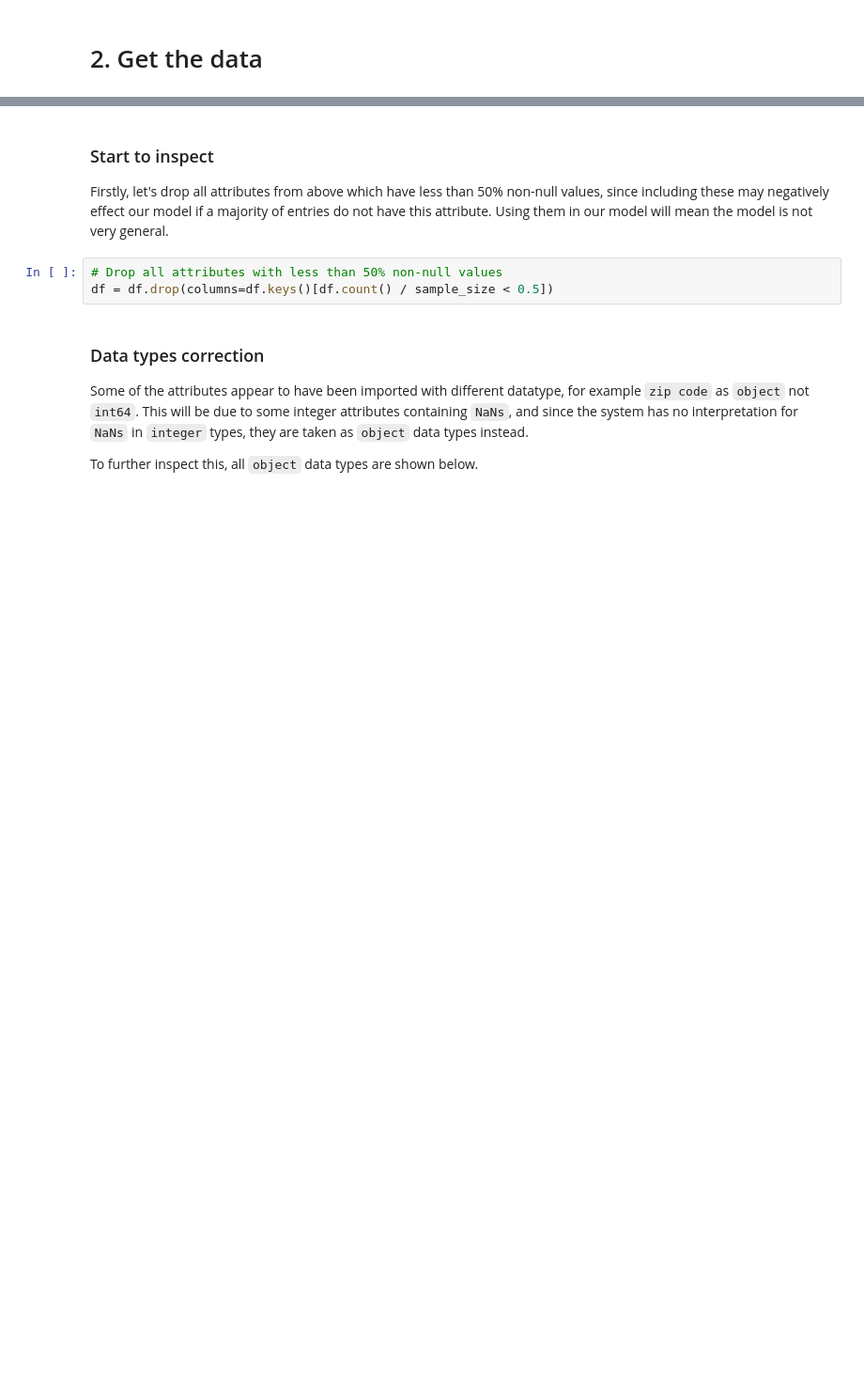
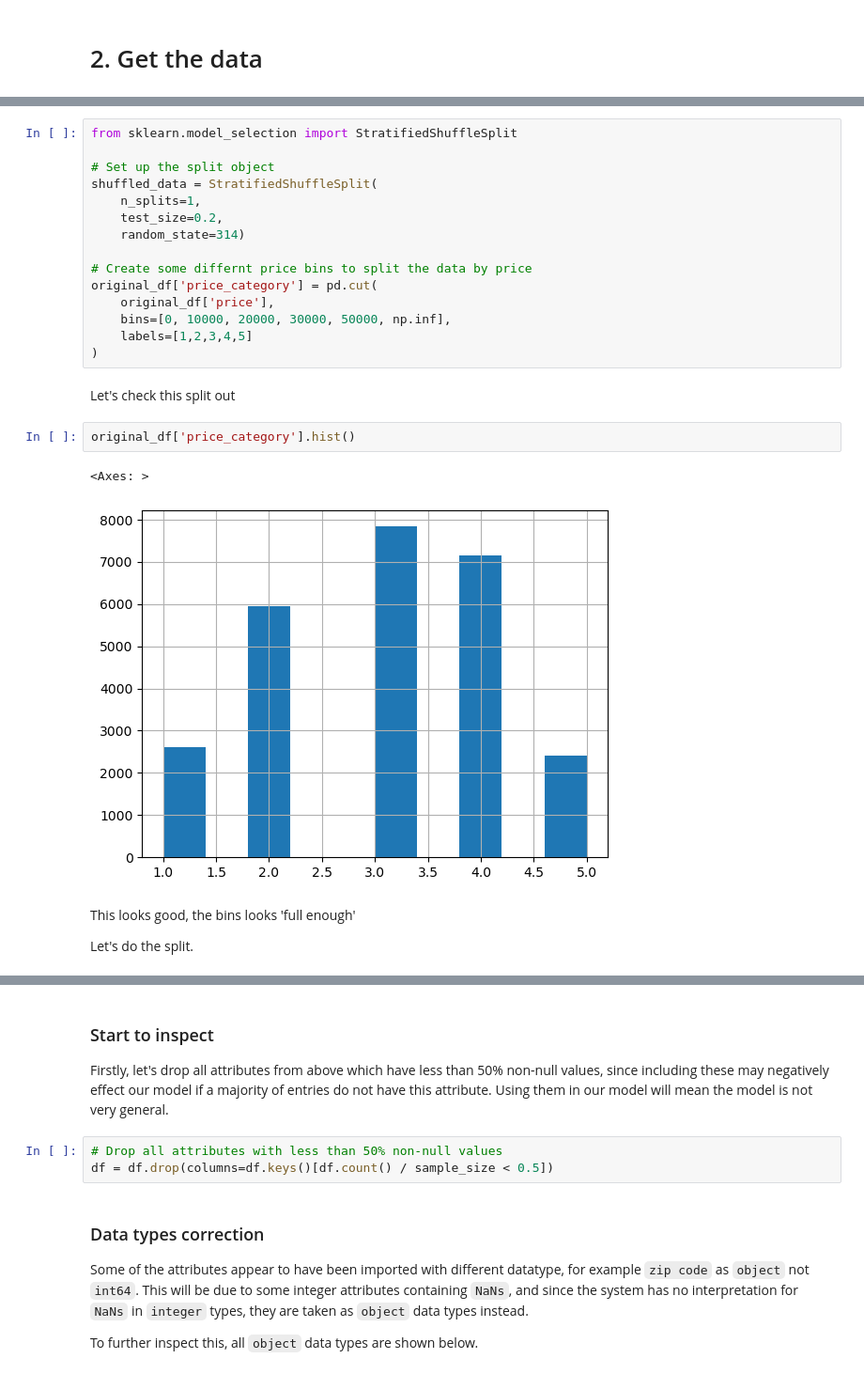
Before and after one commit to johnb-h/Car-Dataset-EDA-and-Prediction-Model, a Jupyter notebook: ID5059_run_script.ipynb, the cells around one changed output, grey strips where cells are left out. Shown at 94% size. Drawn from its saved outputs; the diff is of its cells as text; blank space fills up the shorter version.

```diff
--- a/ID5059_run_script.ipynb
+++ b/ID5059_run_script.ipynb
@@ -111,0 +141,26 @@ sample_size: int = len(train_set)
+# %%
+from sklearn.model_selection import StratifiedShuffleSplit
+
+# Set up the split object
+shuffled_data = StratifiedShuffleSplit(
+    n_splits=1,
+    test_size=0.2,
+    random_state=314)
+
+# Create some differnt price bins to split the data by price
+original_df['price_category'] = pd.cut(
+    original_df['price'],
+    bins=[0, 10000, 20000, 30000, 50000, np.inf],
+    labels=[1,2,3,4,5]
+)
+# %% [markdown]
+Let's check this split out
+# %%
+original_df['price_category'].hist()
+# %% [output]
+<Axes: >
+[figure, added]
+# %% [markdown]
+This looks good, the bins looks 'full enough'
+
+Let's do the split.
```
Also changed, not shown: parts of 164 cells of this notebook, 1 other file.
